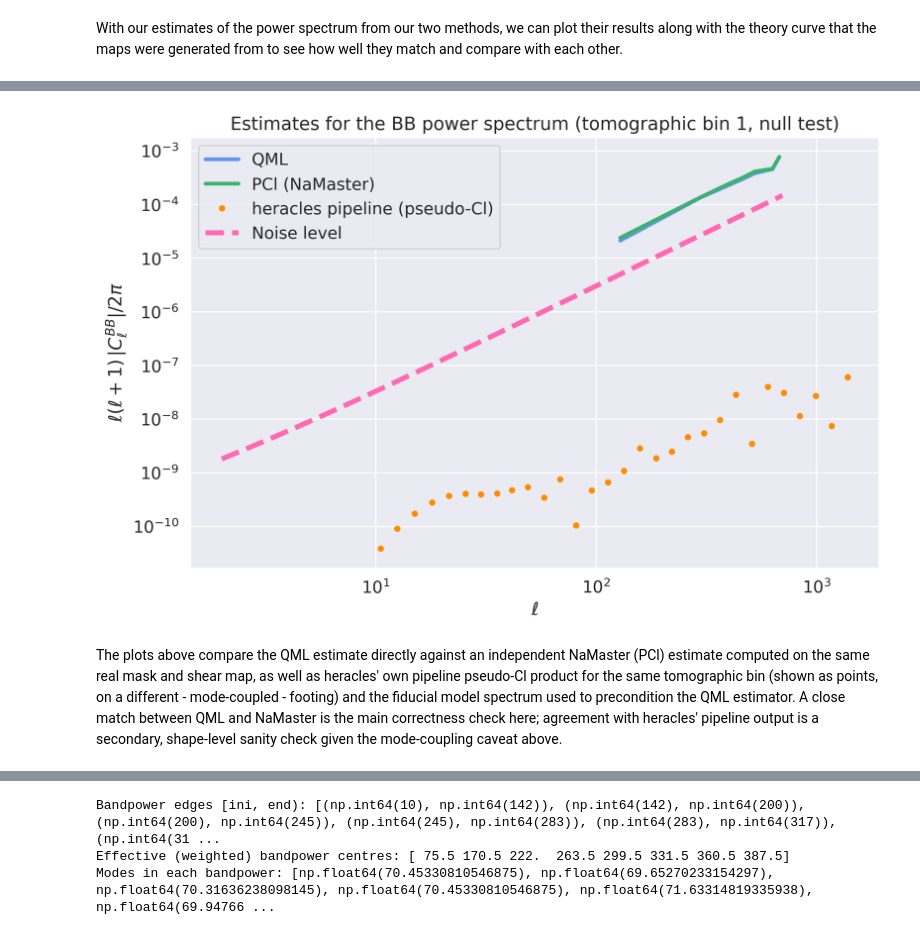
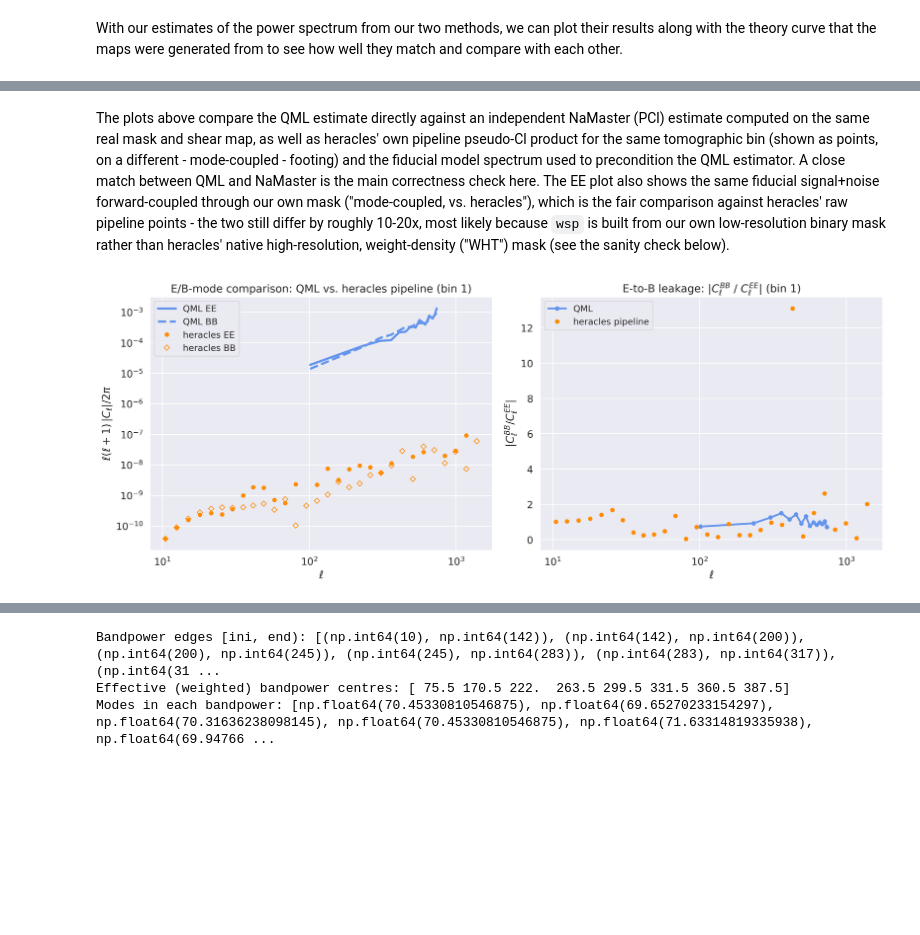
Before and after one commit to ucapbba/WeakLensingQML, a Jupyter notebook: TR1/TR1_power_spectra_and_covariance_estimation.ipynb, the cells around one changed output, grey strips where cells are left out. Cells and saved outputs as stored; diff of their text form; code cells hidden in the pictures; blank space fills up the shorter version.

```diff
--- a/TR1/TR1_power_spectra_and_covariance_estimation.ipynb
+++ b/TR1/TR1_power_spectra_and_covariance_estimation.ipynb
@@ -515,24 +555,42 @@ plt.show()
-# %%
-fix, ax = plt.subplots(figsize=(9, 6))
-
-ax.loglog(ell_bp, ell_bp * (ell_bp + 1) * np.abs(cl_BB_QML) / (2 * np.pi), lw=3, c='cornflowerblue', label='QML')
-ax.loglog(ell_bp, ell_bp * (ell_bp + 1) * np.abs(cl_BB_PCl) / (2 * np.pi), lw=3, c='mediumseagreen', label='PCl (NaMaster)')
-ax.loglog(ell_pipe, ell_pipe * (ell_pipe + 1) * np.abs(cl_BB_pipe) / (2 * np.pi), 'o', ms=4, c='darkorange', label='heracles pipeline (pseudo-Cl)')
-
-ax.loglog(ells, ells * (ells + 1) * cl_noise / (2 * np.pi), lw=4, ls='--', c='hotpink', label='Noise level')
-
-ax.set_title(f'Estimates for the BB power spectrum (tomographic bin {tom_bin}, null test)')
-ax.set_xlabel(r'$\ell$')
-ax.set_ylabel(r'$\ell (\ell + 1) \, |C_{\ell}^{BB}| / 2 \pi$')
-
-ax.legend()
-
-plt.tight_layout()
-plt.show()
-# %% [output]
-[figure, removed]
 # %% [markdown]
-The plots above compare the QML estimate directly against an independent NaMaster (PCl) estimate computed on the same real mask and shear map, as well as heracles' own pipeline pseudo-Cl product for the same tomographic bin (shown as points, on a different - mode-coupled - footing) and the fiducial model spectrum used to precondition the QML estimator. A close match between QML and NaMaster is the main correctness check here; agreement with heracles' pipeline output is a secondary, shape-level sanity check given the mode-coupling caveat above.
+The plots above compare the QML estimate directly against an independent NaMaster (PCl) estimate computed on the same real mask and shear map, as well as heracles' own pipeline pseudo-Cl product for the same tomographic bin (shown as points, on a different - mode-coupled - footing) and the fiducial model spectrum used to precondition the QML estimator. A close match between QML and NaMaster is the main correctness check here. The EE plot also shows the same fiducial signal+noise forward-coupled through our own mask ("mode-coupled, vs. heracles"), which is the fair comparison against heracles' raw pipeline points - the two still differ by roughly 10-20x, most likely because `wsp` is built from our own low-resolution binary mask rather than heracles' native high-resolution, weight-density ("WHT") mask (see the sanity check below).
+# %%
+fig, axes = plt.subplots(1, 2, figsize=(15, 6))
+
+# Left: absolute EE/BB (solid = EE, dashed = BB, colour = estimator). QML is deconvolved while
+# heracles' pipeline output is raw/mode-coupled, so absolute scales aren't directly comparable.
+axes[0].loglog(ell_bp, ell_bp * (ell_bp + 1) * cl_EE_QML / (2 * np.pi), lw=3, ls='-', c='cornflowerblue', label='QML EE')
+axes[0].loglog(ell_bp, ell_bp * (ell_bp + 1) * np.abs(cl_BB_QML) / (2 * np.pi), lw=3, ls='--', c='cornflowerblue', label='QML BB')
+# markers only (no connecting line) - heracles' raw Cl crosses zero at several ell, and a
+# connecting line through |value| near zero on a log axis draws a misleading spike to zero
+axes[0].loglog(ell_pipe, ell_pipe * (ell_pipe + 1) * cl_EE_pipe / (2 * np.pi), 'o', ms=5, c='darkorange', label='heracles EE')
+axes[0].loglog(ell_pipe, ell_pipe * (ell_pipe + 1) * np.abs(cl_BB_pipe) / (2 * np.pi), 'D', ms=5, mfc='none', c='darkorange', label='heracles BB')
+
+axes[0].set_title(f'E/B-mode comparison: QML vs. heracles pipeline (bin {tom_bin})')
+axes[0].set_xlabel(r'$\ell$')
+axes[0].set_ylabel(r'$\ell (\ell + 1) \, |C_{\ell}| / 2 \pi$')
+axes[0].legend(loc='upper left', fontsize='small')
+
+# Right: B-to-E leakage fraction |BB/EE|, which cancels that overall normalization and directly
+# shows which estimator leaks more E-mode power into B.
+leakage_QML = np.abs(cl_BB_QML / cl_EE_QML)
+leakage_pipe = np.abs(cl_BB_pipe / cl_EE_pipe)
+axes[1].semilogx(ell_bp, leakage_QML, 'o-', lw=2.5, ms=5, c='cornflowerblue', label='QML')
+# markers only for heracles - same zero-crossing artifact as the left panel
+axes[1].semilogx(ell_pipe, leakage_pipe, 'o', ms=5, c='darkorange', label='heracles pipeline')
+
+axes[1].set_title(f'E-to-B leakage: |$C_\\ell^{{BB}}$ / $C_\\ell^{{EE}}$| (bin {tom_bin})')
+axes[1].set_xlabel(r'$\ell$')
+axes[1].set_ylabel(r'$|C_{\ell}^{BB} / C_{\ell}^{EE}|$')
+axes[1].legend(loc='upper left', fontsize='small')
+
+plt.tight_layout()
+plt.show()
+
+
+plt.show()
+# %% [output]
+[figure, added]
 # %%
 import fitsio as _fitsio
 
```
Also changed, not shown: parts of 15 cells of this notebook, 13 other files.
